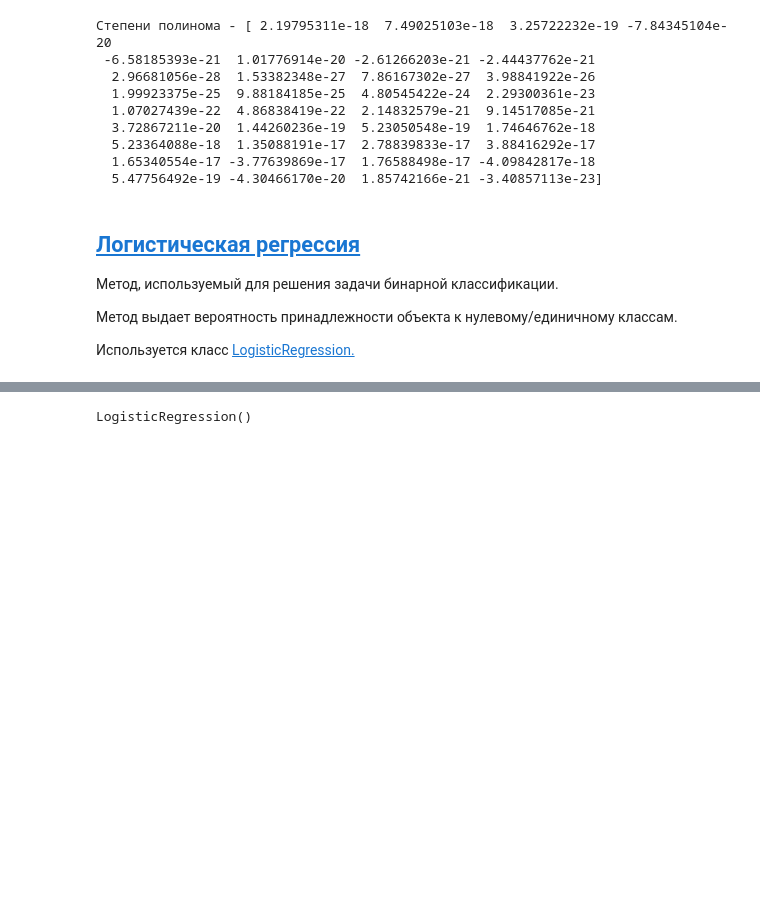
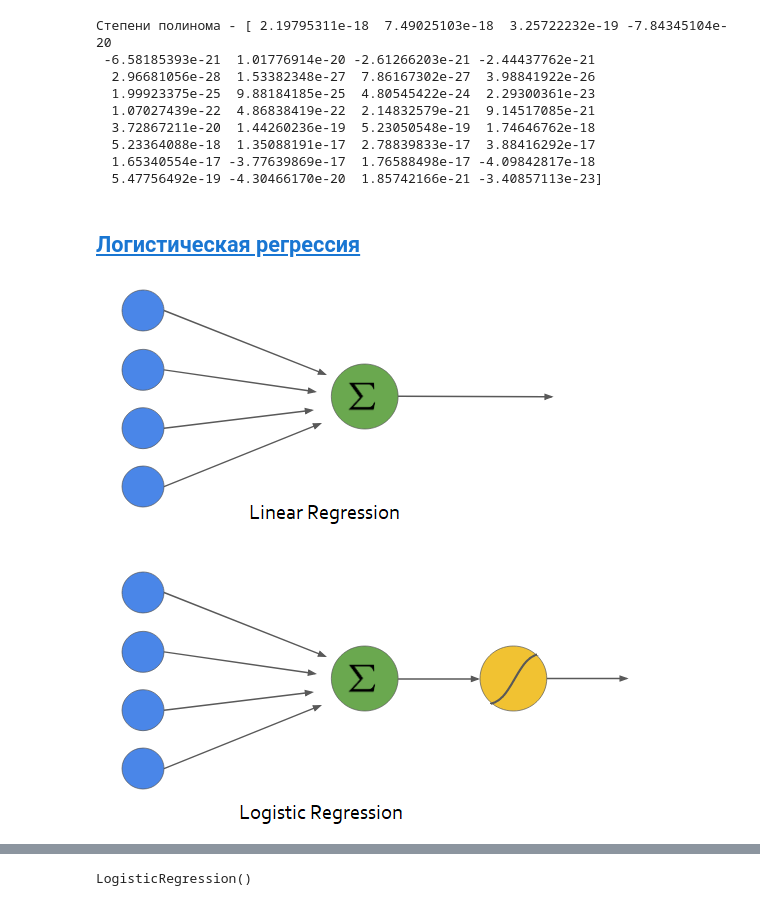
Before and after one commit to ugapanyuk/ml_course_2022, a Jupyter notebook: common/notebooks/linear/linear.ipynb, the cells around one changed output, grey strips where cells are left out. Cells and saved outputs as stored; diff of their text form; code cells hidden in the pictures; blank space fills up the shorter version.

```diff
--- a/common/notebooks/linear/linear.ipynb
+++ b/common/notebooks/linear/linear.ipynb
@@ -508,9 +510,8 @@ test_poly_model(degree=35)
   5.47756492e-19 -4.30466170e-20  1.85742166e-21 -3.40857113e-23]
 # %% [markdown]
 ## [Логистическая регрессия](https://ru.wikipedia.org/wiki/%D0%9B%D0%BE%D0%B3%D0%B8%D1%81%D1%82%D0%B8%D1%87%D0%B5%D1%81%D0%BA%D0%B0%D1%8F_%D1%80%D0%B5%D0%B3%D1%80%D0%B5%D1%81%D1%81%D0%B8%D1%8F)
-
-Метод, используемый для решения задачи бинарной классификации.
-
-Метод выдает вероятность принадлежности объекта к нулевому/единичному классам.
-
-Используется класс [LogisticRegression.](https://scikit-learn.org/stable/modules/generated/sklearn.linear_model.LogisticRegression.html)
+# %%
+# Источник - https://towardsdatascience.com/building-a-logistic-regression-in-python-301d27367c24
+Image('img/lr.png', width='50%')
+# %% [output]
+[figure, added]
```
Also changed, not shown: parts of 36 cells of this notebook, 1 other file.
